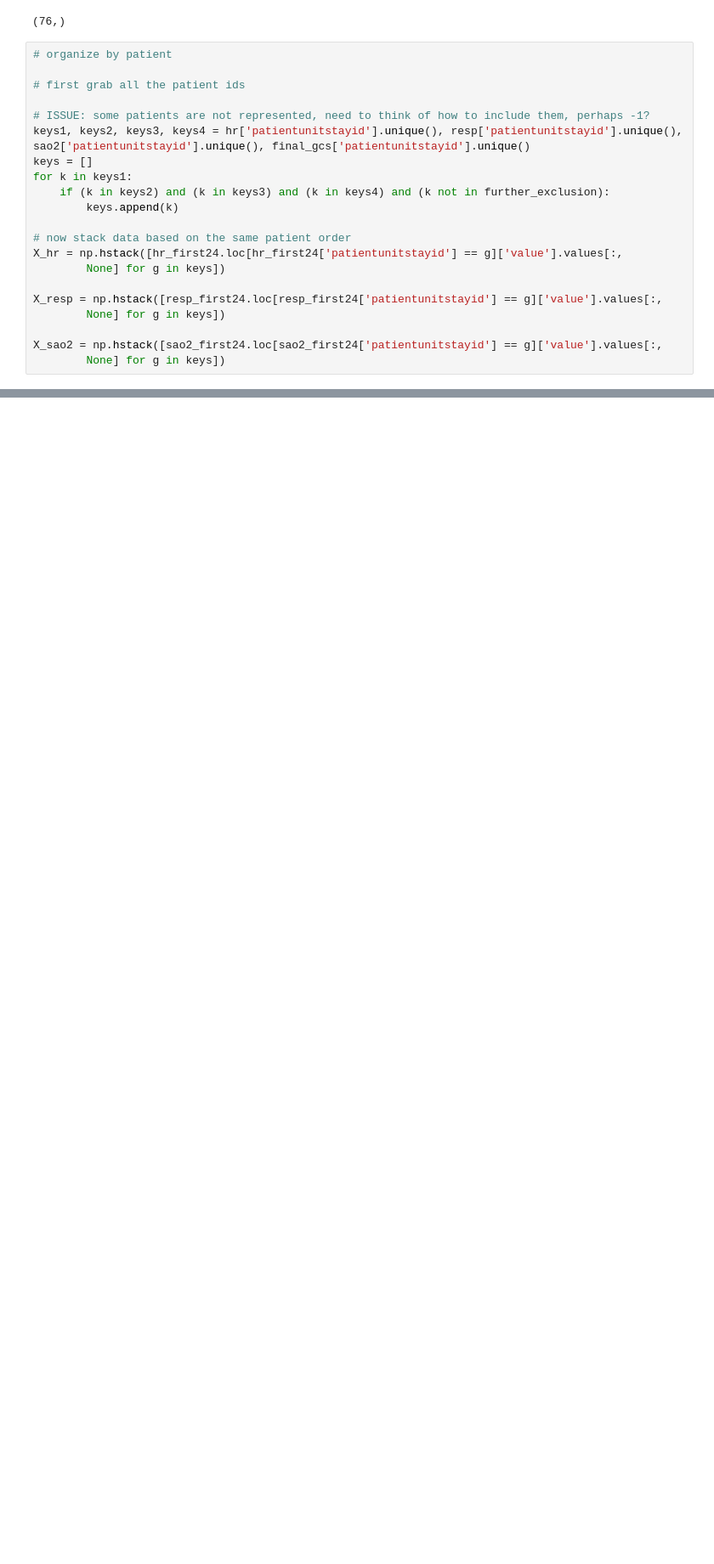
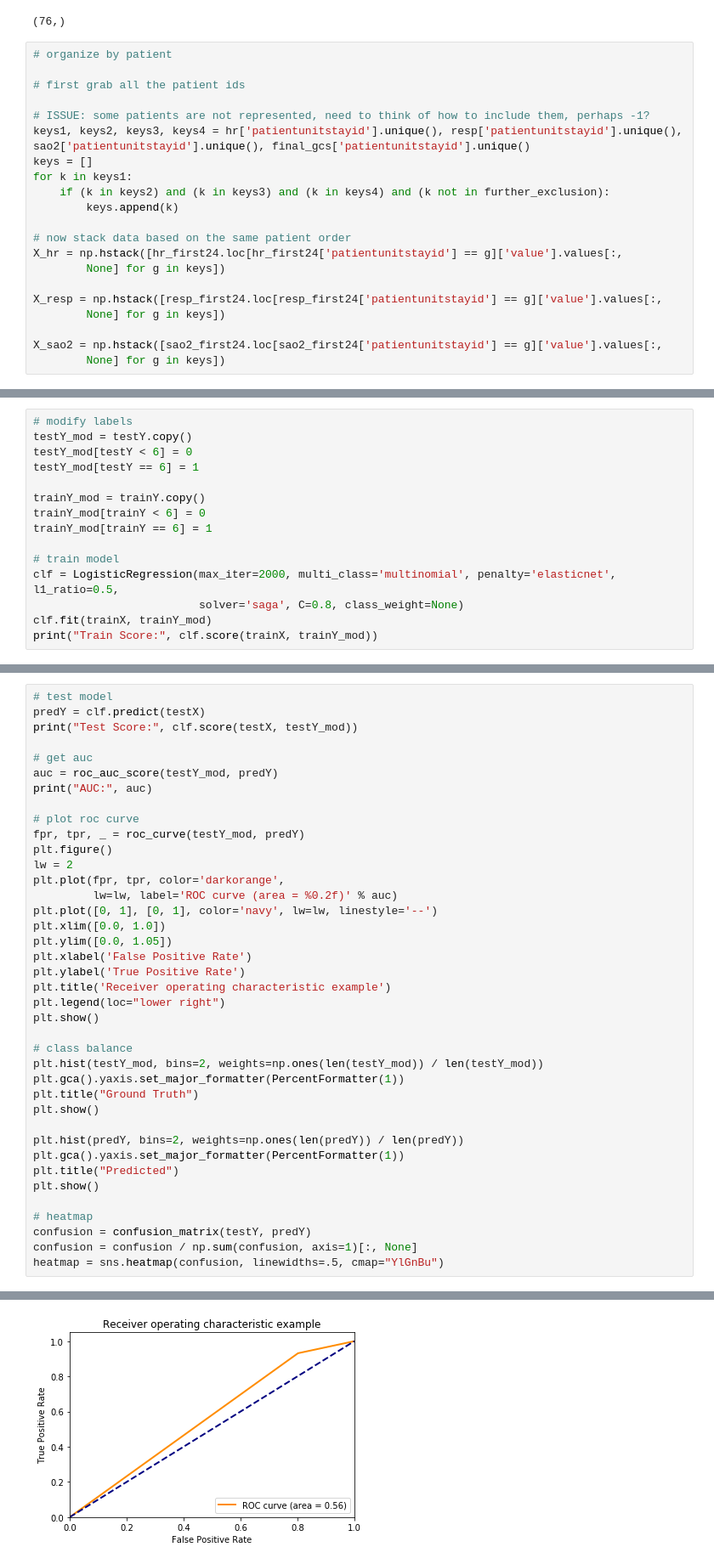
Before and after one commit to adit98/tbi, a Jupyter notebook: GCS_Modeling.ipynb, the cells around one changed output, grey strips where cells are left out. Shown at 85% size. Cells and saved outputs as stored; diff of their text form; blank space fills up the shorter version.

```diff
--- a/GCS_Modeling.ipynb
+++ b/GCS_Modeling.ipynb
@@ -234,0 +228,15 @@ array([[5.],
+# %%
+# modify labels
+testY_mod = testY.copy()
+testY_mod[testY < 6] = 0
+testY_mod[testY == 6] = 1
+
+trainY_mod = trainY.copy()
+trainY_mod[trainY < 6] = 0
+trainY_mod[trainY == 6] = 1
+
+# train model
+clf = LogisticRegression(max_iter=2000, multi_class='multinomial', penalty='elasticnet', l1_ratio=0.5,
+                         solver='saga', C=0.8, class_weight=None)
+clf.fit(trainX, trainY_mod)
+print("Train Score:", clf.score(trainX, trainY_mod))
@@ -234,0 +245,40 @@ array([[5.],
+# %%
+# test model
+predY = clf.predict(testX)
+print("Test Score:", clf.score(testX, testY_mod))
+
+# get auc
+auc = roc_auc_score(testY_mod, predY)
+print("AUC:", auc)
+
+# plot roc curve
+fpr, tpr, _ = roc_curve(testY_mod, predY)
+plt.figure()
+lw = 2
+plt.plot(fpr, tpr, color='darkorange',
+         lw=lw, label='ROC curve (area = %0.2f)' % auc)
+plt.plot([0, 1], [0, 1], color='navy', lw=lw, linestyle='--')
+plt.xlim([0.0, 1.0])
+plt.ylim([0.0, 1.05])
+plt.xlabel('False Positive Rate')
+plt.ylabel('True Positive Rate')
+plt.title('Receiver operating characteristic example')
+plt.legend(loc="lower right")
+plt.show()
+
+# class balance
+plt.hist(testY_mod, bins=2, weights=np.ones(len(testY_mod)) / len(testY_mod))
+plt.gca().yaxis.set_major_formatter(PercentFormatter(1))
+plt.title("Ground Truth")
+plt.show()
+
+plt.hist(predY, bins=2, weights=np.ones(len(predY)) / len(predY))
+plt.gca().yaxis.set_major_formatter(PercentFormatter(1))
+plt.title("Predicted")
+plt.show()
+
+# heatmap
+confusion = confusion_matrix(testY, predY)
+confusion = confusion / np.sum(confusion, axis=1)[:, None]
+heatmap = sns.heatmap(confusion, linewidths=.5, cmap="YlGnBu")
+# %% [output]
@@ -234,0 +287 @@ array([[5.],
+[figure, added]
```
Also changed, not shown: parts of 10 cells of this notebook.
